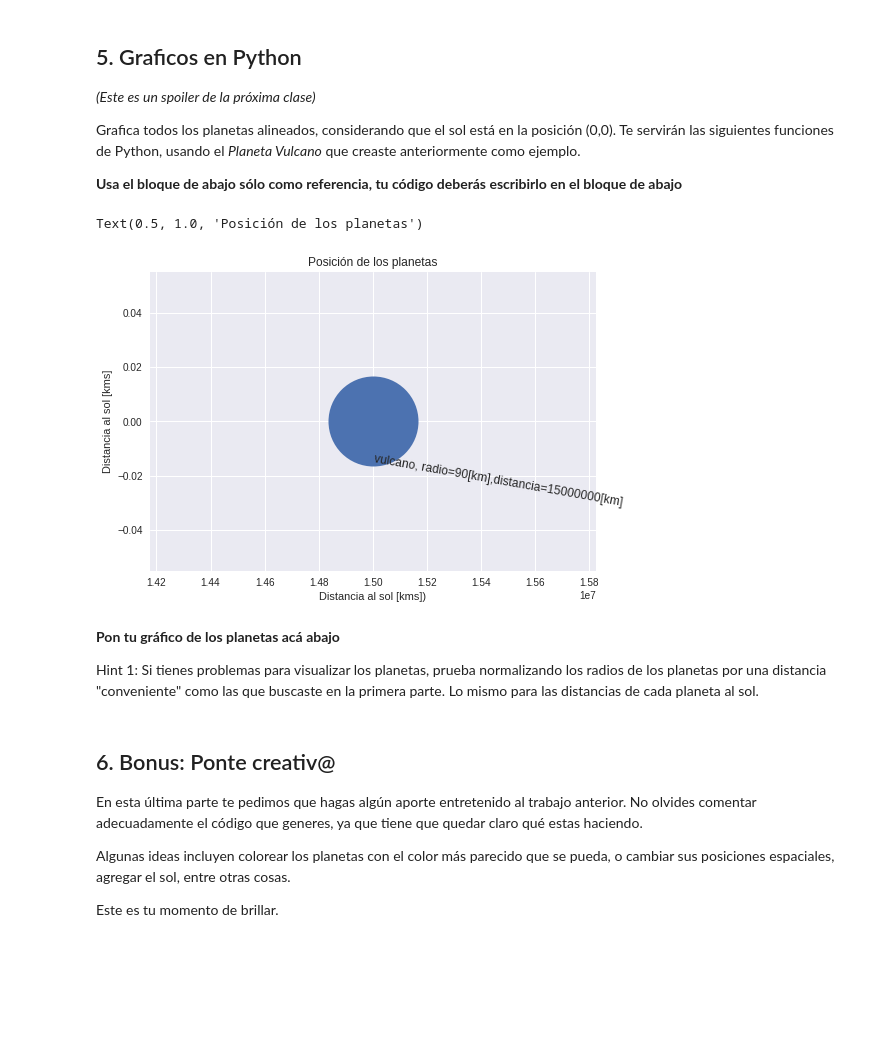
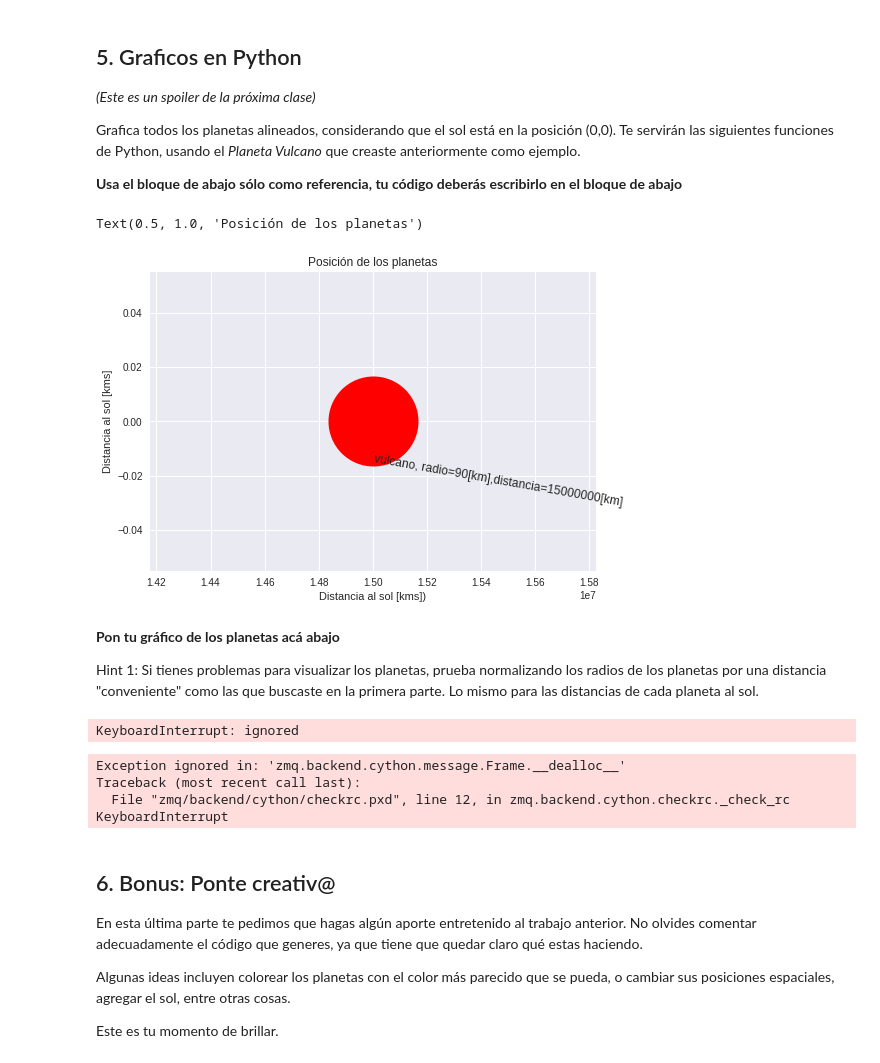
Before and after one commit to franciscourbina/minitarea1, a Jupyter notebook: minitarea1.ipynb, the cells around one changed output. Saved outputs shown, nothing was run; the diff lists cells and outputs as text; code cells hidden in the pictures; blank space fills up the shorter version.

```diff
--- a/minitarea1.ipynb
+++ b/minitarea1.ipynb
@@ -124,38 +125,61 @@ Grafica todos los planetas alineados, considerando que el sol está en la posici
 # %%
 # Matplotlib es una libreria que sirve para ahcer graficos como en MATLAB
 import matplotlib.pyplot as plt
 
 
 # La parte de abajo usa las funciones de matplotlib para graficar un planeta
 # Primero creamos una figura donde pondremos los objetos
 fig1 = plt.figure()
 # Despues creamos el dibujo del planeta como un gráfico de un sólo punto, usando la función PLOT
 # Primero la coordenada X
 # el segundo valor es la coordenada Y (usamos 0 por simplicidad)
 # el tercer valor indica que en vez de hacer un gráfico de líneas, usaremos puntos
 # el ultimo valor, markersize, indica el tamaño del que queremos dibujar el punto
-plt.plot(vulcano.distancia, 0, 'o', markersize=vulcano.radio)
+plt.plot(vulcano.distancia, 0, 'o', markersize=vulcano.radio, color = "red")
 
 # La función TEXT nos permite poner un texto
 # Primero va la coordenada X
 # Segundo la coordenada Y
 # Tercera es el texto
 # Cuarto es la orientación del texto
 # Finalmente el tamaño del texto
 plt.text(vulcano.distancia, -0.015, vulcano.info(), rotation=-10, size=12)
 
 
 # Por ultimo ponemos la información que no puede faltar nunca en un gráfico: las etiquetas y titulo
 plt.xlabel('Distancia al sol [kms])')
 plt.ylabel('Distancia al sol [kms]')
 plt.title('Posición de los planetas')
 # %% [output]
 Text(0.5, 1.0, 'Posición de los planetas')
-[figure, old version]
+[figure, new version]
 # %% [markdown]
 **Pon tu gráfico de los planetas acá abajo**
 
 Hint 1: Si tienes problemas para visualizar los planetas, prueba normalizando los radios de los planetas por una distancia "conveniente" como las que buscaste en la primera parte. Lo mismo para las distancias de cada planeta al sol.
+# %%
+import matplotlib.pyplot as plt
+
+fig1 = plt.figure()
+i=0
+while i < len(arreglo_planetas):
+  plt.plot(list(arreglo_planetas)[i].distancia/800, 0, 'o', markersize=list(arreglo_planetas)[i].radio/800)
+  if i/2 == 0:
+    plt.text(list(arreglo_planetas)[i].distancia/800, 0.015, list(arreglo_planetas)[i].info(), rotation=-10, size=12)
+    i=i+1
+  elif i/2 ==1:
+    plt.text(list(arreglo_planetas)[i].distancia/800, -0.015, list(arreglo_planetas)[i].info(), rotation=-10, size=12)
+    i=i+1
+
+plt.xlabel('Distancia al sol [kms])')
+plt.ylabel('Distancia al sol [kms]')
+plt.title('Posición de los planetas')
+# %% [output]
+KeyboardInterrupt: ignored
+Exception ignored in: 'zmq.backend.cython.message.Frame.__dealloc__'
+Traceback (most recent call last):
+  File "zmq/backend/cython/checkrc.pxd", line 12, in zmq.backend.cython.checkrc._check_rc
+KeyboardInterrupt
 # %% [markdown]
 ## 6. Bonus: Ponte creativ@
 En esta última parte te pedimos que hagas algún aporte entretenido al trabajo anterior. No olvides comentar adecuadamente el código que generes, ya que tiene que quedar claro qué estas haciendo.
```
Also changed, not shown: parts of 1 cell of this notebook.
